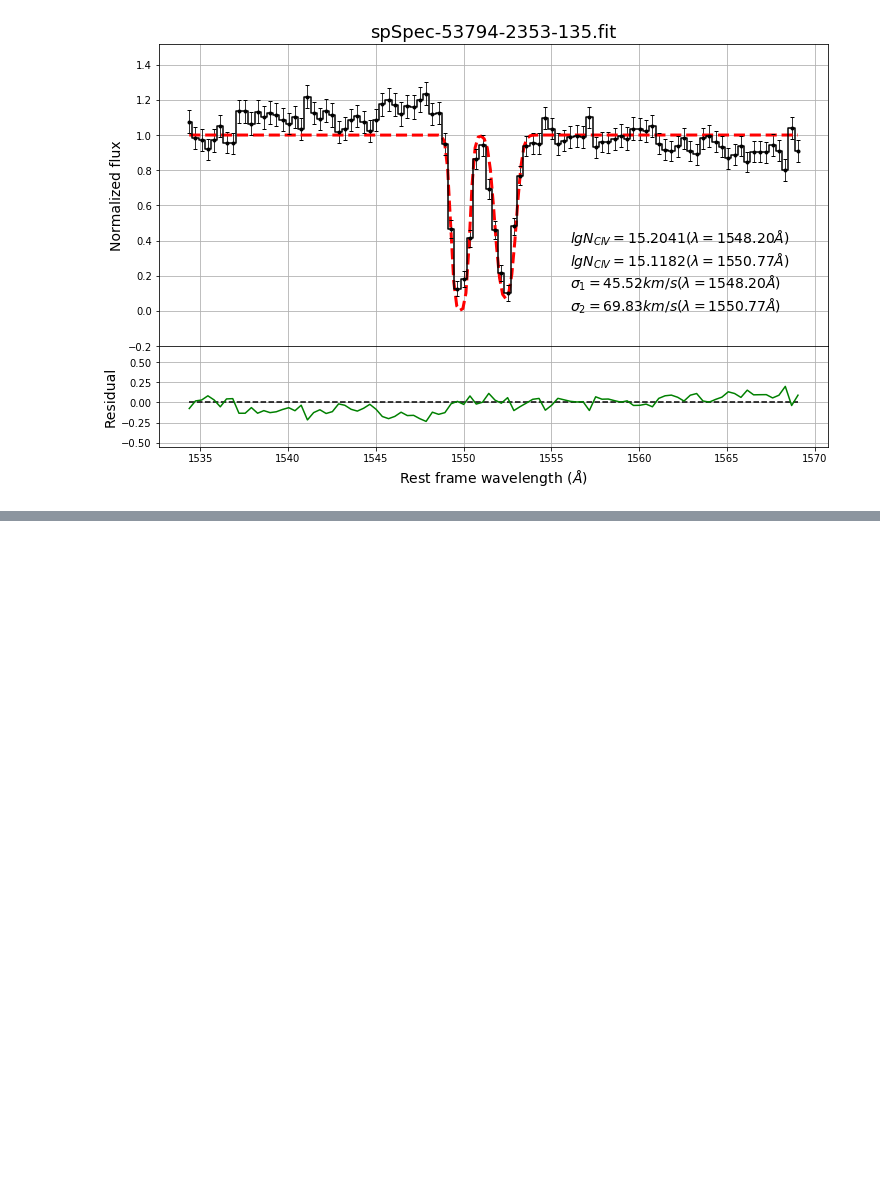
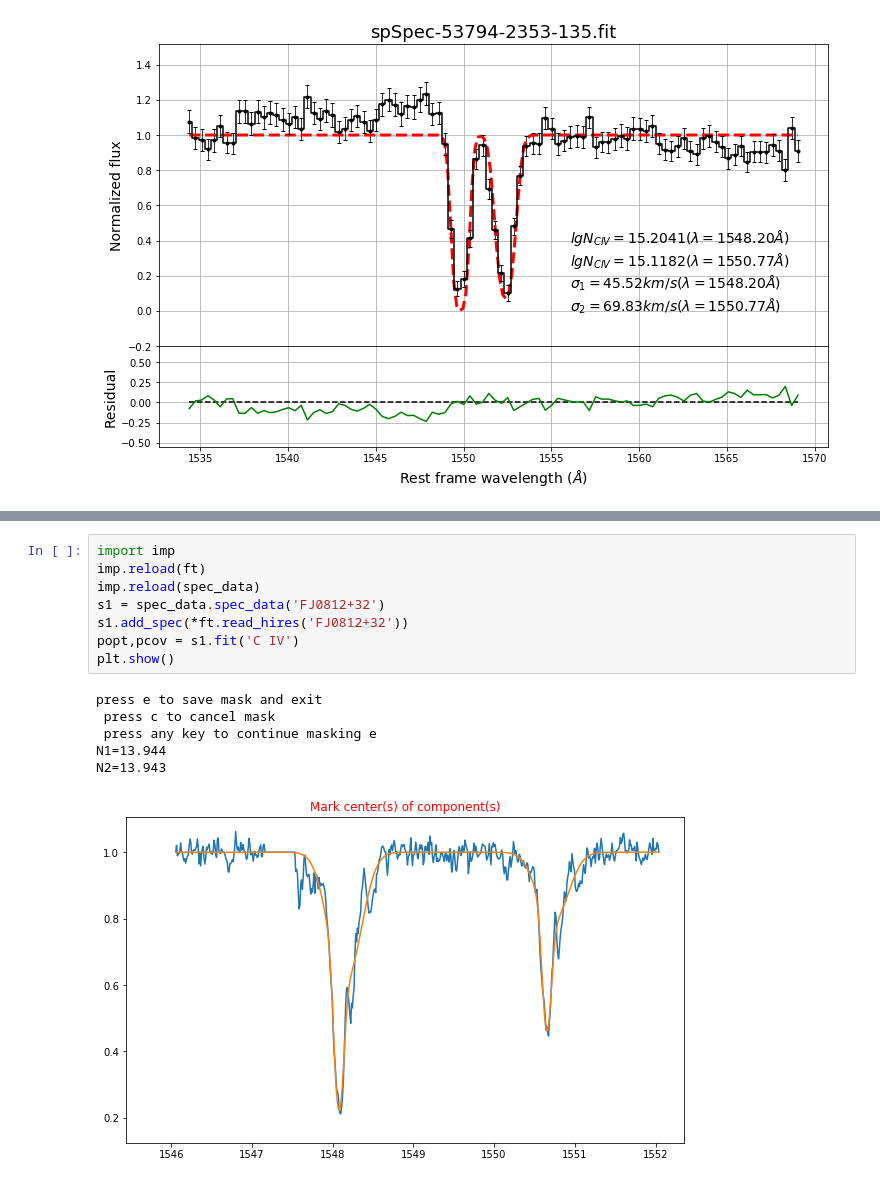
Before and after one commit to lizihao1008/Myfit, a Jupyter notebook: docs/example.ipynb, the cells around one changed output, grey strips where cells are left out. Drawn from its saved outputs; the diff is of its cells as text; blank space fills up the shorter version.

```diff
--- a/docs/example.ipynb
+++ b/docs/example.ipynb
@@ -118,0 +130,15 @@ lgN2=15.118172
+# %%
+import imp
+imp.reload(ft)
+imp.reload(spec_data)
+s1 = spec_data.spec_data('FJ0812+32')
+s1.add_spec(*ft.read_hires('FJ0812+32'))
+popt,pcov = s1.fit('C IV')
+plt.show()
+# %% [output]
+press e to save mask and exit
+ press c to cancel mask
+ press any key to continue masking e
+N1=13.944
+N2=13.943
+[figure, added]
```
Also changed, not shown: parts of 4 cells of this notebook.
